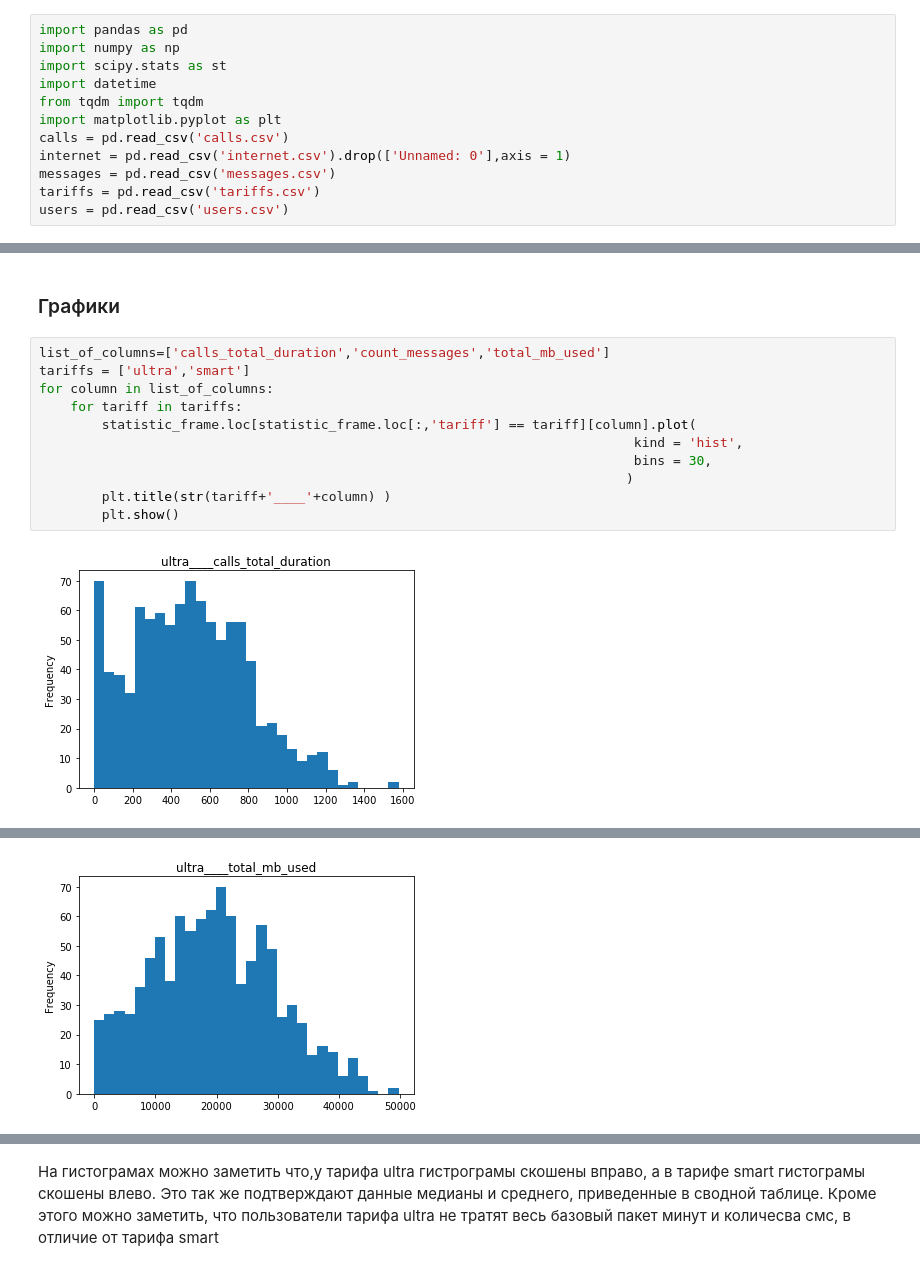
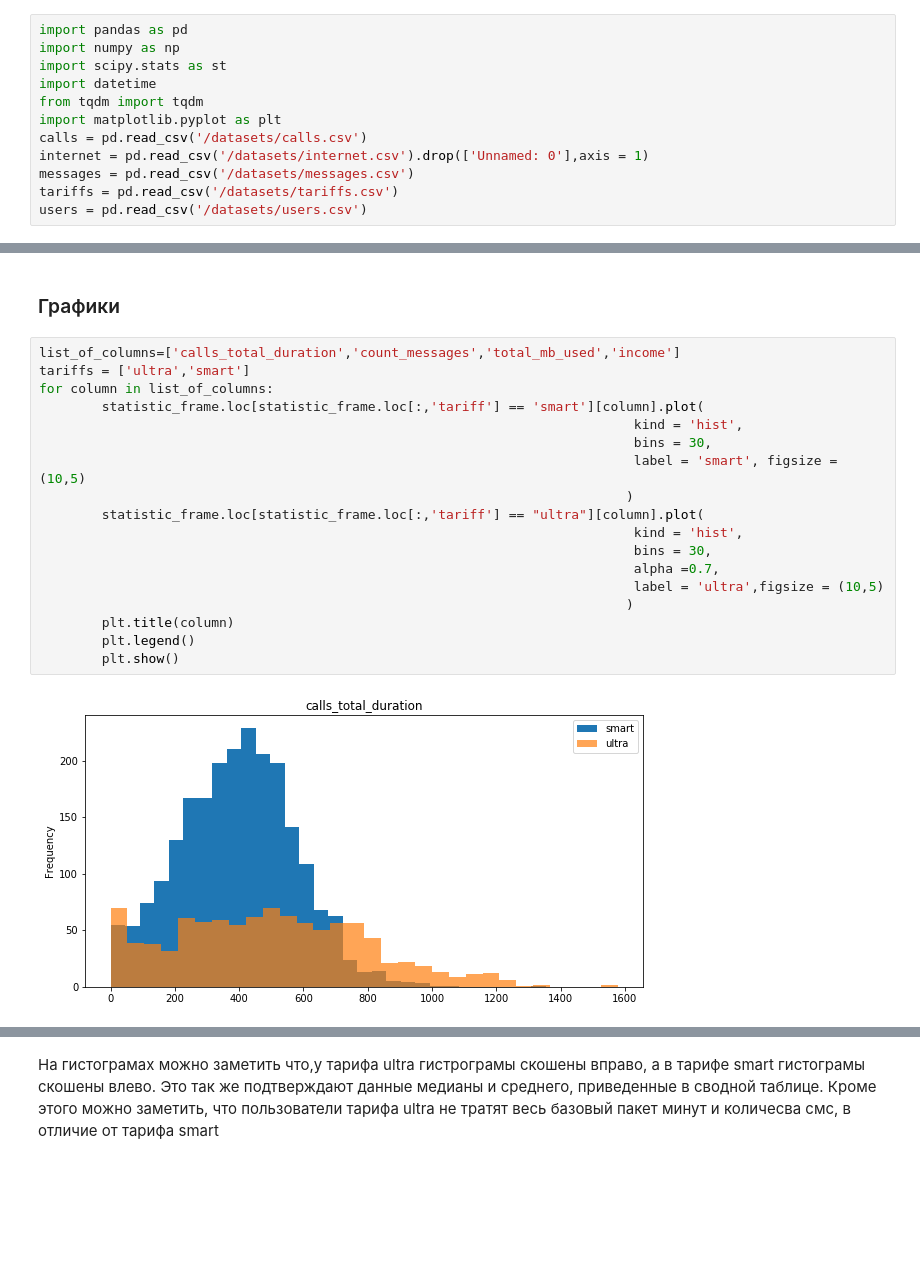
Before and after one commit to Stuksus/Mobile-tariffs-analysis, a Jupyter notebook: Mobile-tariffs-analysis.ipynb, the cells around one changed output, grey strips where cells are left out. Cells and saved outputs as stored; diff of their text form; blank space fills up the shorter version.

```diff
--- a/Mobile-tariffs-analysis.ipynb
+++ b/Mobile-tariffs-analysis.ipynb
@@ -72,11 +72,11 @@ import scipy.stats as st
 import datetime
 from tqdm import tqdm
 import matplotlib.pyplot as plt
-calls = pd.read_csv('calls.csv')
-internet = pd.read_csv('internet.csv').drop(['Unnamed: 0'],axis = 1)
-messages = pd.read_csv('messages.csv')
-tariffs = pd.read_csv('tariffs.csv')
-users = pd.read_csv('users.csv')
+calls = pd.read_csv('/datasets/calls.csv')
+internet = pd.read_csv('/datasets/internet.csv').drop(['Unnamed: 0'],axis = 1)
+messages = pd.read_csv('/datasets/messages.csv')
+tariffs = pd.read_csv('/datasets/tariffs.csv')
+users = pd.read_csv('/datasets/users.csv')
 # %% [markdown]
 ## Изучение данных
 <a class="anchor" id = 'analysis'></a>
@@ -335,15 +343,22 @@ statistic_frame.pivot_table(index = 'tariff', values = ['calls_total_duration',
 # %% [markdown]
 ### Графики <a class="anchor" id = 'graph'></a>
 # %%
-list_of_columns=['calls_total_duration','count_messages','total_mb_used']
+list_of_columns=['calls_total_duration','count_messages','total_mb_used','income']
 tariffs = ['ultra','smart']
 for column in list_of_columns:
-    for tariff in tariffs:
-        statistic_frame.loc[statistic_frame.loc[:,'tariff'] == tariff][column].plot(
+        statistic_frame.loc[statistic_frame.loc[:,'tariff'] == 'smart'][column].plot(
                                                                             kind = 'hist',
                                                                             bins = 30,
+                                                                            label = 'smart', figsize = (10,5)
                                                                            )
-        plt.title(str(tariff+'____'+column) )
+        statistic_frame.loc[statistic_frame.loc[:,'tariff'] == "ultra"][column].plot(
+                                                                            kind = 'hist',
+                                                                            bins = 30,
+                                                                            alpha =0.7,
+                                                                            label = 'ultra',figsize = (10,5)
+                                                                           )
+        plt.title(column)
+        plt.legend()
         plt.show()
 # %% [output]
-[figure, old version]
+[figure, new version]
@@ -353 +367,0 @@ for column in list_of_columns:
-[figure, removed]
```
Also changed, not shown: parts of 16 cells of this notebook.
